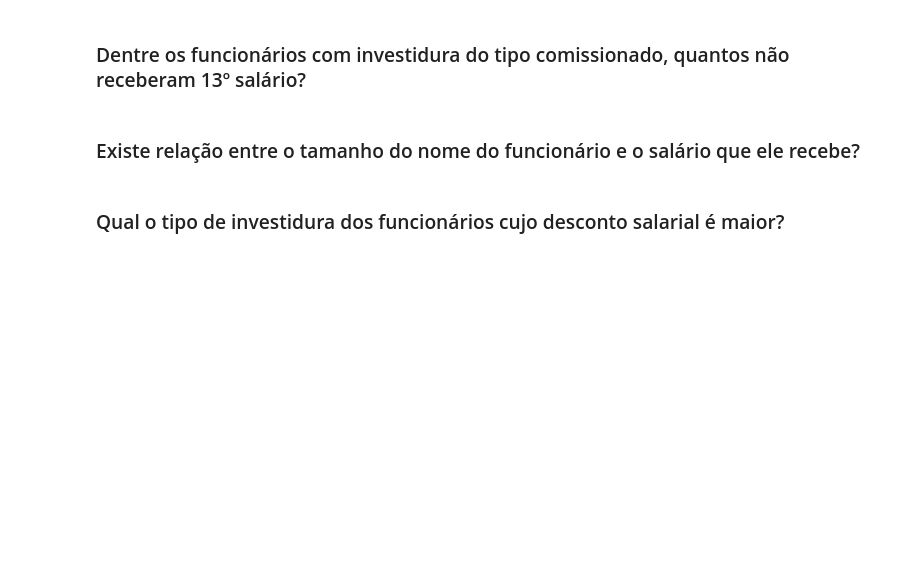
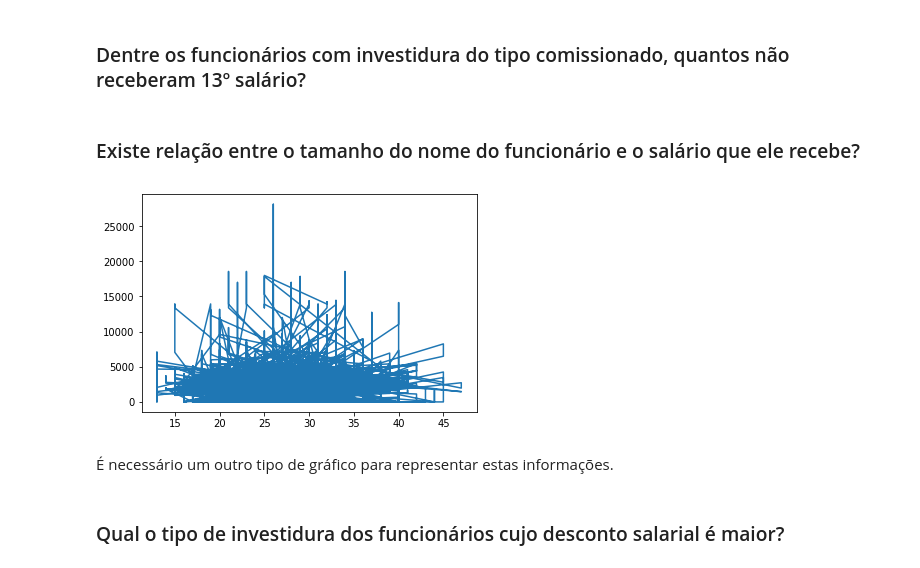
Before and after one commit to zegildo/DataMining, a Jupyter notebook: 2017.2/Martins/MT11.ipynb, the cells around one changed output. Drawn from its saved outputs; the diff is of its cells as text; code cells hidden in the pictures; blank space fills up the shorter version.

Commit message:
Atualização do MT11 (Projeto Final)
Ainda está incompleto. Estou mandando antecipadamente para caso ocorra algum imprevisto.

```diff
--- a/2017.2/Martins/MT11.ipynb
+++ b/2017.2/Martins/MT11.ipynb
@@ -34,6 +74,18 @@ dataframe_excel.head()
 ### Existe relação entre o tamanho do nome do funcionário e o salário que ele recebe?
 # %%
 # Esta pergunta foi baseada em uma suposição de que médicos e advogados, ambos com salários elevados, tendem a ter nomes maiores.
+# %%
+nome_funcionarios = dataframe_excel.Nome
+tamanho_nome = nome_funcionarios.str.len()
+
+salario_funcionarios = dataframe_excel.Salario_Bruto
+# %%
+plt.plot(tamanho_nome, salario_funcionarios)
+plt.show()
+# %% [output]
+[figure, added]
+# %% [markdown]
+É necessário um outro tipo de gráfico para representar estas informações.
 # %% [markdown]
 ### Qual o tipo de investidura dos funcionários cujo desconto salarial é maior?
 # %%
```
Also changed, not shown: parts of 16 cells of this notebook.
